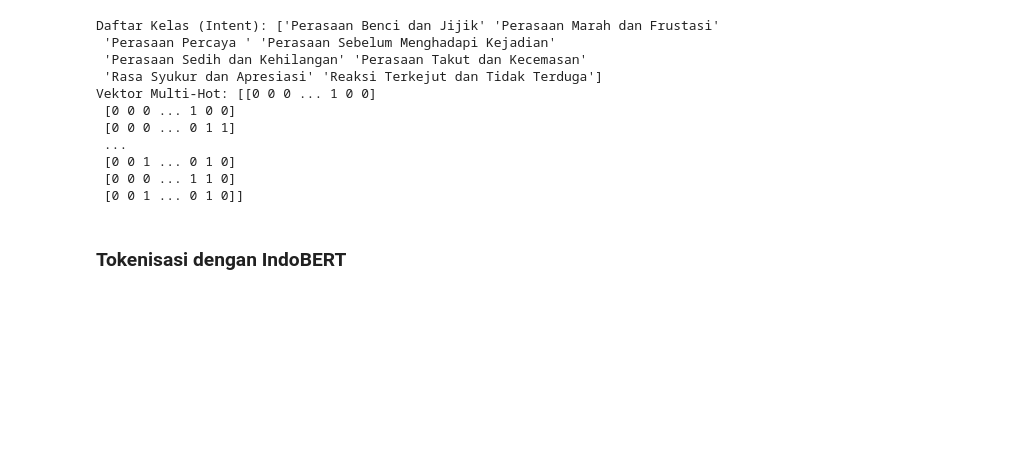
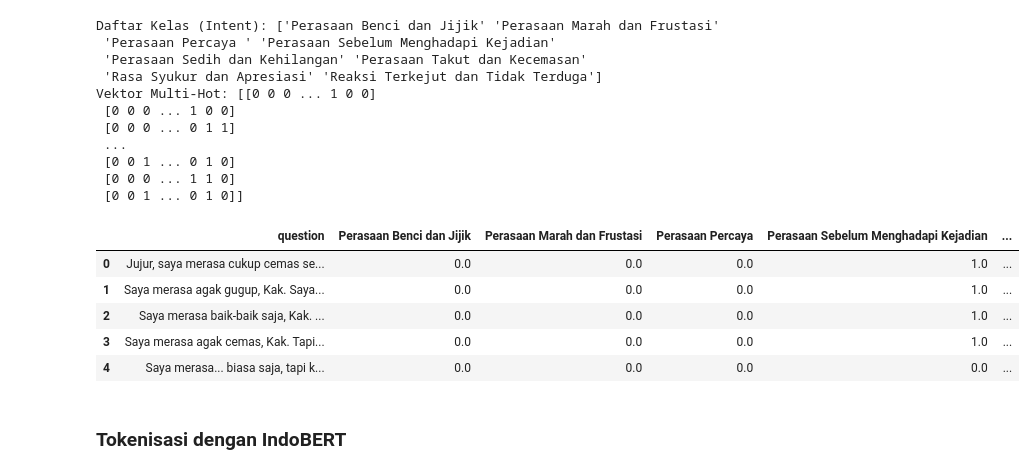
Before and after one commit to dinalarcode/Counselling-Chatbot, a Jupyter notebook: data/train_data.ipynb, the cells around one changed output. Drawn from its saved outputs; the diff is of its cells as text; code cells hidden in the pictures; blank space fills up the shorter version.

```diff
--- a/data/train_data.ipynb
+++ b/data/train_data.ipynb
@@ -97,6 +97,21 @@ Vektor Multi-Hot: [[0 0 0 ... 1 0 0]
  [0 0 1 ... 0 1 0]
  [0 0 0 ... 1 1 0]
  [0 0 1 ... 0 1 0]]
+# %%
+# Hasil encoding menjadi df baru dan diubah menjadi float32
+df_inten = pd.DataFrame(encoded_labels, columns=mlb.classes_).astype('float32')
+
+# Gabungkan df_inten dengan dsqi
+dsqi_encoded = pd.concat([dsqi['question'], df_inten], axis=1)
+
+display(dsqi_encoded.head())
+# %% [output]
+|  | question | Perasaan Benci dan Jijik | Perasaan Marah dan Frustasi | Perasaan Percaya | Perasaan Sebelum Menghadapi Kejadian | ... |
+| 0 | Jujur, saya merasa cukup cemas se... | 0.0 | 0.0 | 0.0 | 1.0 | ... |
+| 1 | Saya merasa agak gugup, Kak. Saya... | 0.0 | 0.0 | 0.0 | 1.0 | ... |
+| 2 | Saya merasa baik-baik saja, Kak. ... | 0.0 | 0.0 | 0.0 | 1.0 | ... |
+| 3 | Saya merasa agak cemas, Kak. Tapi... | 0.0 | 0.0 | 0.0 | 1.0 | ... |
+| 4 | Saya merasa... biasa saja, tapi k... | 0.0 | 0.0 | 0.0 | 0.0 | ... |
 # %% [markdown]
 ### Tokenisasi dengan IndoBERT
 # %%
```
Also changed, not shown: parts of 4 cells of this notebook.
